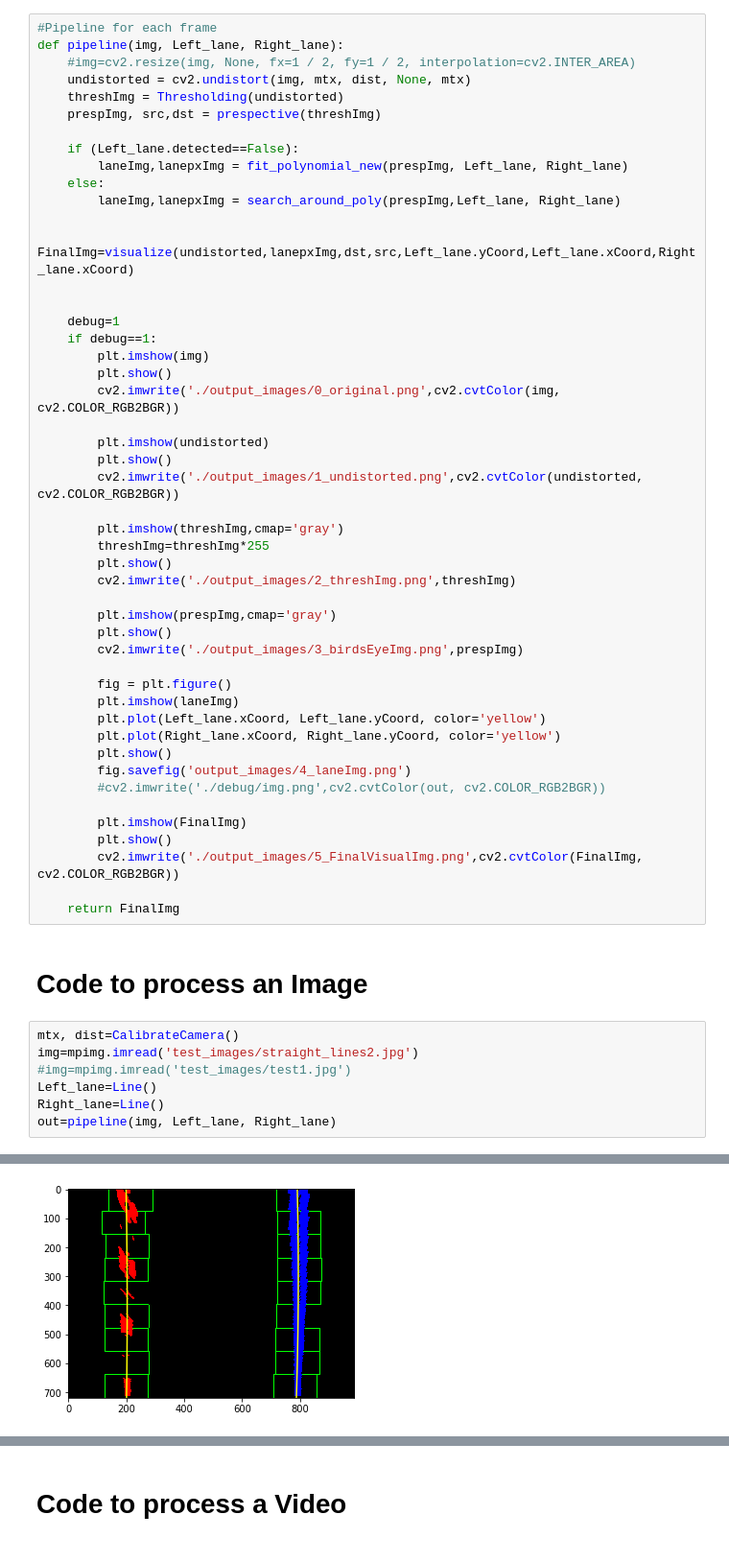
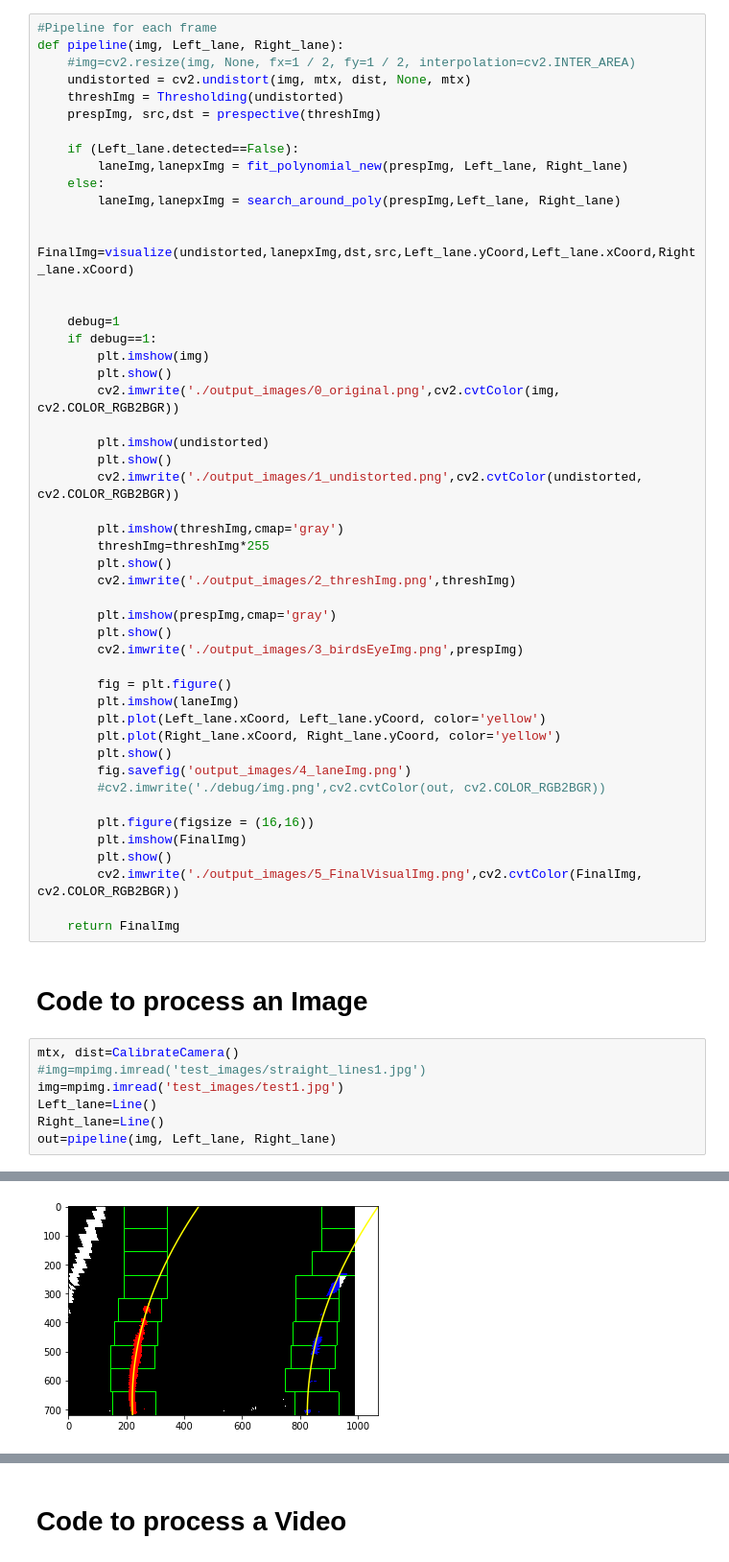
Before and after one commit to ssharma1991/autonomous-car-advanced-lane-detection, a Jupyter notebook: P2.ipynb, the cells around one changed output, grey strips where cells are left out. Shown at 96% size. Saved outputs shown, nothing was run; the diff lists cells and outputs as text.

```diff
--- a/P2.ipynb
+++ b/P2.ipynb
@@ -532,6 +532,7 @@ def pipeline(img, Left_lane, Right_lane):
         fig.savefig('output_images/4_laneImg.png')
         #cv2.imwrite('./debug/img.png',cv2.cvtColor(out, cv2.COLOR_RGB2BGR))
 
+        plt.figure(figsize = (16,16))
         plt.imshow(FinalImg)
         plt.show()
         cv2.imwrite('./output_images/5_FinalVisualImg.png',cv2.cvtColor(FinalImg, cv2.COLOR_RGB2BGR))
@@ -541,8 +542,8 @@ def pipeline(img, Left_lane, Right_lane):
 # Code to process an Image
 # %%
 mtx, dist=CalibrateCamera()
-img=mpimg.imread('test_images/straight_lines2.jpg')
-#img=mpimg.imread('test_images/test1.jpg')
+#img=mpimg.imread('test_images/straight_lines1.jpg')
+img=mpimg.imread('test_images/test1.jpg')
 Left_lane=Line()
 Right_lane=Line()
 out=pipeline(img, Left_lane, Right_lane)
@@ -554 +555 @@ out=pipeline(img, Left_lane, Right_lane)
-[figure, old version]
+[figure, new version]
```
Also changed, not shown: parts of 1 cell of this notebook, 9 other files.
